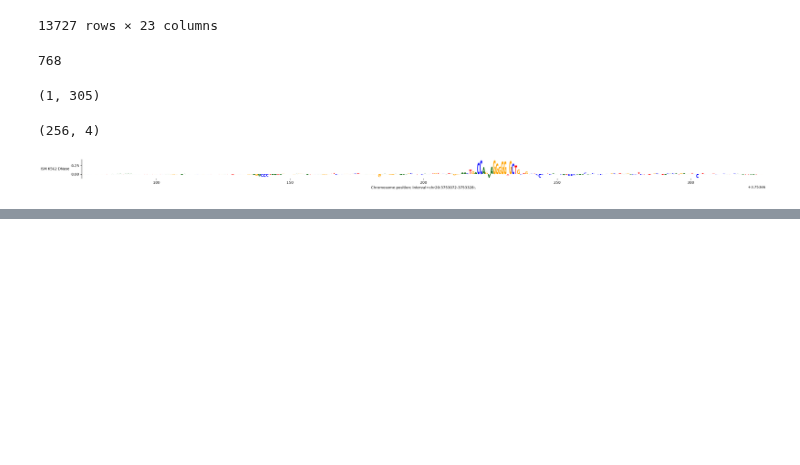
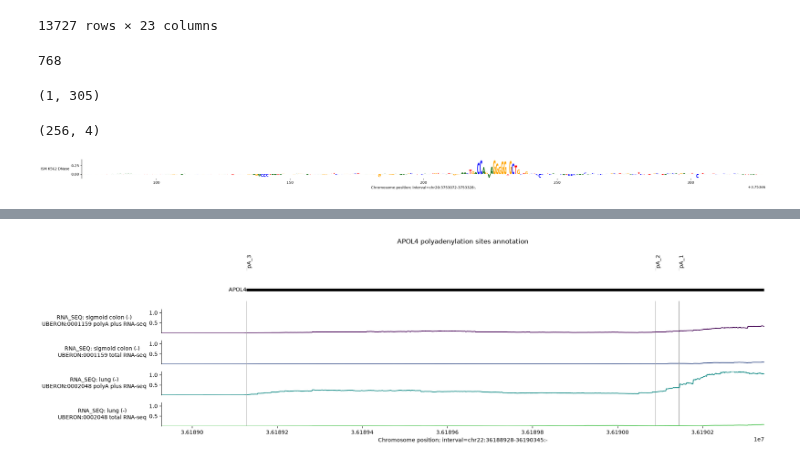
Before and after one commit to eirikhoye/action_var, a Jupyter notebook: workflow/notebooks/alphagenome_tutorial.ipynb, the cells around one changed output, grey strips where cells are left out. Drawn from its saved outputs; the diff is of its cells as text; code cells hidden in the pictures; blank space fills up the shorter version.

```diff
--- a/workflow/notebooks/alphagenome_tutorial.ipynb
+++ b/workflow/notebooks/alphagenome_tutorial.ipynb
@@ -423,0 +434,4 @@ plt.show()
+# %%
+API_KEY = "***REMOVED***"
+
+dna_model = dna_client.create(API_KEY)
@@ -423,0 +586,40 @@ plt.show()
+# %%
+# Define pA sites in hg38 coordinates.
+apol4_pAs = [genome.Interval('chr22', 36_189_128, 36_189_129, '-'),
+             genome.Interval('chr22', 36_190_089, 36_190_090, '-'),
+             genome.Interval('chr22', 36_190_144, 36_190_145, '-')]
+
+# Define plotting interval as first/last pA plus some offset distance.
+
+offset = 200
+pA_interval = genome.Interval('chr22',
+                              36_189_128 - offset,
+                              36_190_145 + offset,
+                              '-')
+
+# Define intervals annotation.
+pA_labels = ['pA_3', 'pA_2', 'pA_1']
+# %%
+# Build plot.
+# NOTE: Depending on annotation distance and interval zoom some annotations may # appear as overlapping.
+
+plot = plot_components.plot(
+    [plot_components.TranscriptAnnotation(longest_transcripts),
+        # RNA-seq tracks.
+        plot_components.Tracks(
+            tdata = output.rna_seq.filter_to_negative_strand(),
+            ylabel_template = 'RNA_SEQ: {biosample_name} ({strand})\n{name}',
+            shared_y_scale = True,
+            )
+    ],
+    annotations=[
+        plot_components.IntervalAnnotation(apol4_pAs,
+                                           alpha = 1,
+                                           labels = pA_labels,
+                                           label_angle = 90)],
+    interval = pA_interval,
+    title='APOL4 polyadenylation sites annotation',
+
+)
+# %% [output]
+[figure, added]
```
Also changed, not shown: parts of 49 cells of this notebook, 5 other files.
